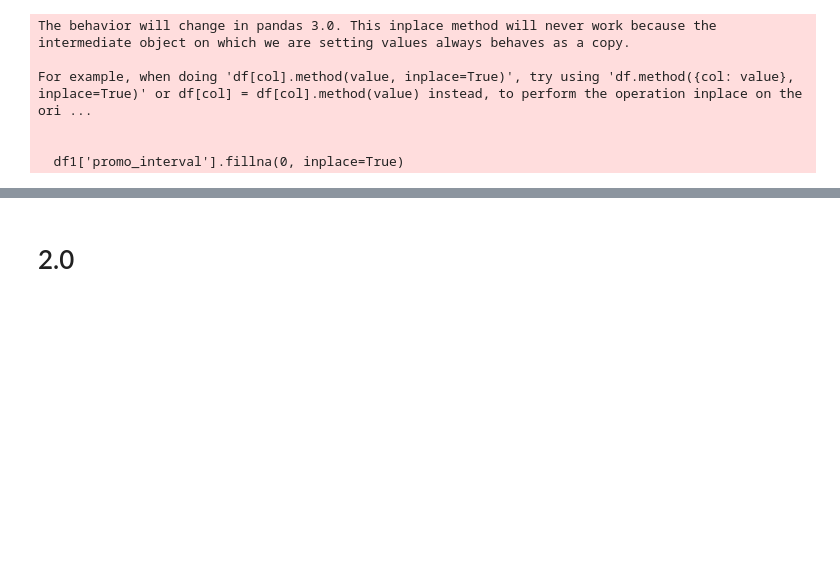
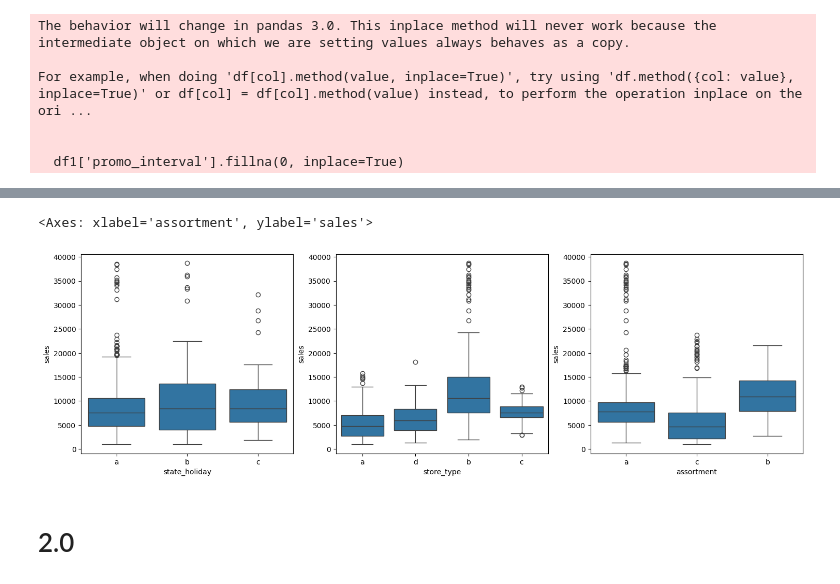
Before and after one commit to juanzimmer/ds_prod_resumo, a Jupyter notebook: notebook.ipynb, the cells around one changed output, grey strips where cells are left out. Cells and saved outputs as stored; diff of their text form; code cells hidden in the pictures; blank space fills up the shorter version.

```diff
--- a/notebook.ipynb
+++ b/notebook.ipynb
@@ -245,3 +312,22 @@ dtype: int64
+# %%
+aux = df1[(df1['state_holiday'] != '0' ) & (df1['sales'] > 0 )]
+
+
+plt.figure(figsize=(18, 5))
+
+plt.subplot(1, 3, 1)
+sns.boxplot(x = aux['state_holiday'], y = aux['sales'], data = aux)
+
+plt.subplot(1, 3, 2)
+sns.boxplot(x = aux['store_type'], y = aux['sales'], data = aux)
+
+plt.subplot(1, 3, 3)
+sns.boxplot(x = aux['assortment'], y = aux['sales'], data = aux)
+
+#PS: outlier é 3X`s o desvio padrão
+# %% [output]
+<Axes: xlabel='assortment', ylabel='sales'>
+[figure, added]
 # %% [markdown]
 # 2.0
 # %% [markdown]
```
Also changed, not shown: parts of 11 cells of this notebook.
